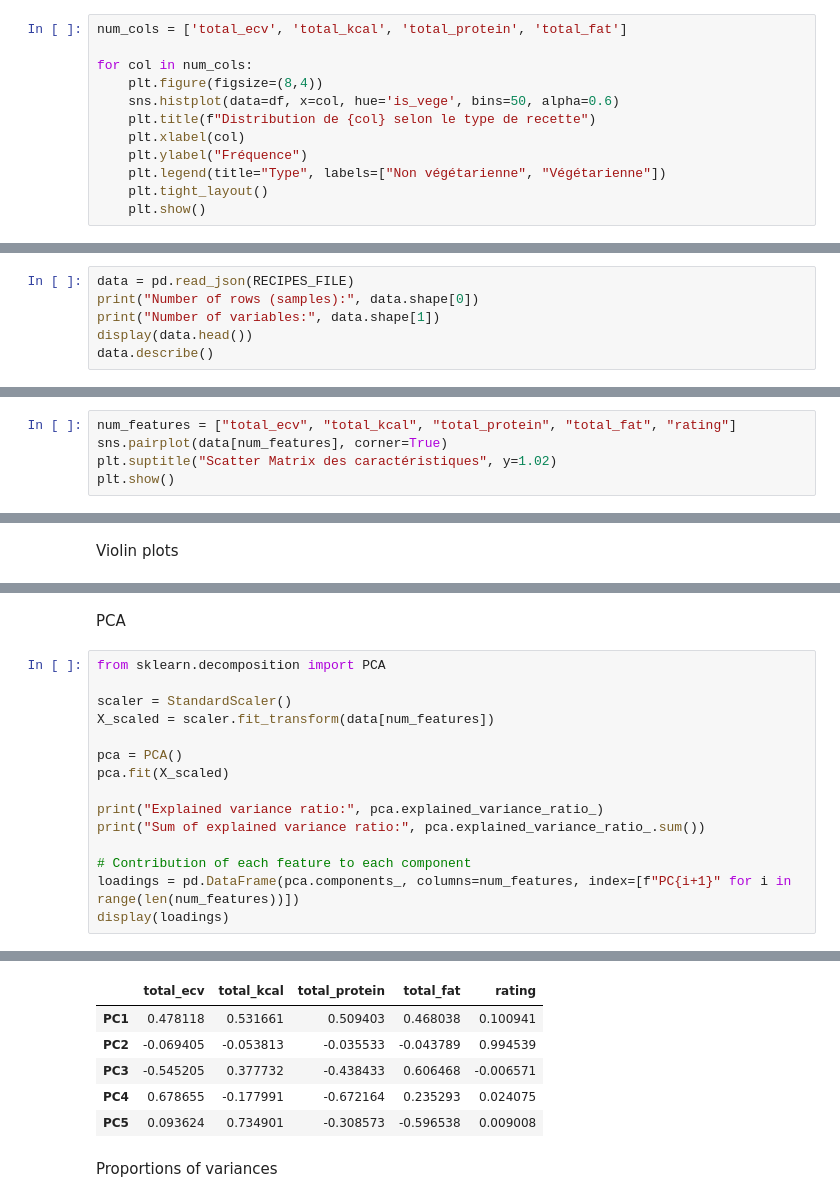
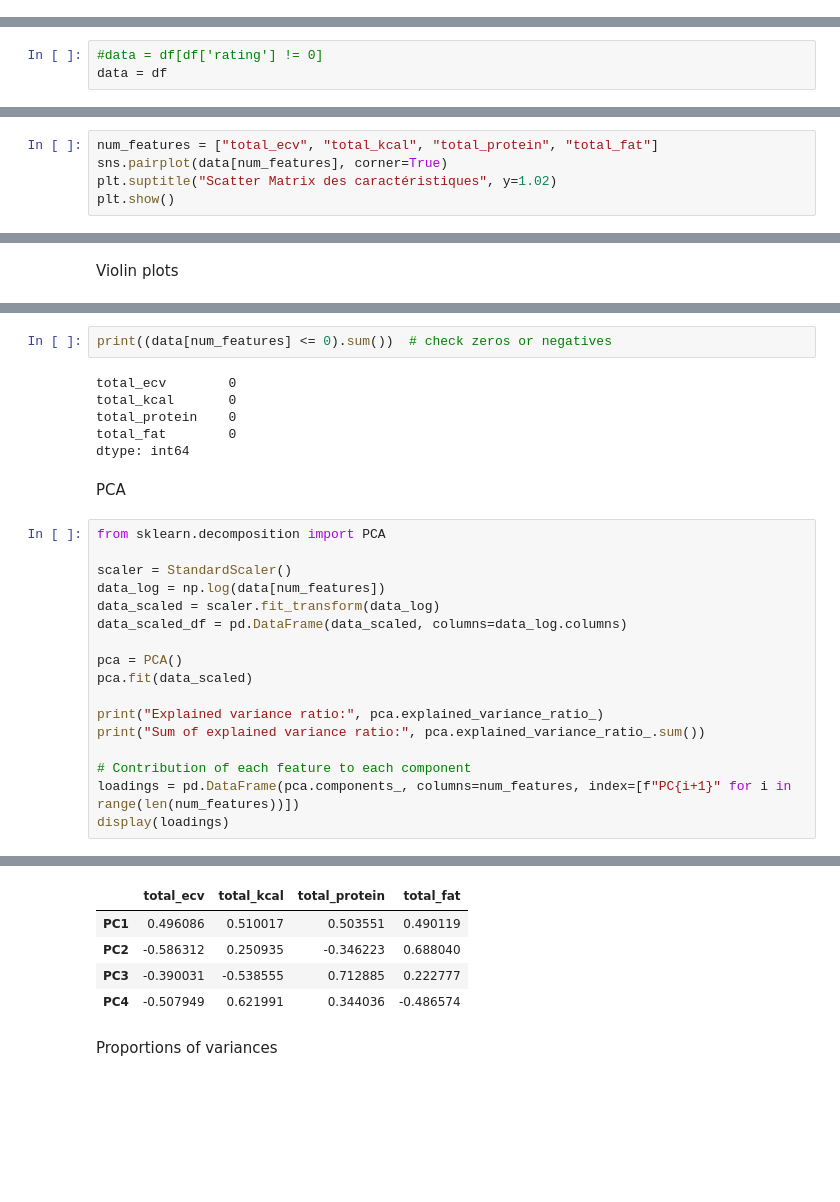
Before and after one commit to SitaraLiang/dalas-eco-recipes, a Jupyter notebook: notebooks/preprocessing.ipynb, the cells around one changed output, grey strips where cells are left out. Drawn from its saved outputs; the diff is of its cells as text; blank space fills up the shorter version.

```diff
--- a/notebooks/preprocessing.ipynb
+++ b/notebooks/preprocessing.ipynb
@@ -109,15 +148,3 @@ display(df.describe())
 | max | 5.000000 | 95.785142 | 13396.533333 | 922.948377 | 1330.613333 | 1.000000 |
 # %% [markdown]
 Distributions
-# %%
-num_cols = ['total_ecv', 'total_kcal', 'total_protein', 'total_fat']
-
-for col in num_cols:
-    plt.figure(figsize=(8,4))
-    sns.histplot(data=df, x=col, hue='is_vege', bins=50, alpha=0.6)
-    plt.title(f"Distribution de {col} selon le type de recette")
-    plt.xlabel(col)
-    plt.ylabel("Fréquence")
-    plt.legend(title="Type", labels=["Non végétarienne", "Végétarienne"])
-    plt.tight_layout()
-    plt.show()
@@ -274,8 +318,5 @@ Recettes les plus optimales (riches en protéines, faibles en impact écologique
 # %% [markdown]
 ## 3. Visualization - PCA
 # %%
-data = pd.read_json(RECIPES_FILE)
-print("Number of rows (samples):", data.shape[0])
-print("Number of variables:", data.shape[1])
-display(data.head())
-data.describe()
+#data = df[df['rating'] != 0]
+data = df
@@ -300,7 +323,7 @@ Number of variables: 9
 # %% [markdown]
 Scatter matrix of the pairwise features
 # %%
-num_features = ["total_ecv", "total_kcal", "total_protein", "total_fat", "rating"]
+num_features = ["total_ecv", "total_kcal", "total_protein", "total_fat"]
 sns.pairplot(data[num_features], corner=True)
 plt.suptitle("Scatter Matrix des caractéristiques", y=1.02)
 plt.show()
@@ -324,13 +346,23 @@ plt.show()
+# %%
+print((data[num_features] <= 0).sum())  # check zeros or negatives
+# %% [output]
+total_ecv        0
+total_kcal       0
+total_protein    0
+total_fat        0
+dtype: int64
 # %% [markdown]
 PCA
 # %%
 from sklearn.decomposition import PCA
 
 scaler = StandardScaler()
-X_scaled = scaler.fit_transform(data[num_features])
+data_log = np.log(data[num_features])
+data_scaled = scaler.fit_transform(data_log)
+data_scaled_df = pd.DataFrame(data_scaled, columns=data_log.columns)
 
 pca = PCA()
-pca.fit(X_scaled)
+pca.fit(data_scaled)
 
 print("Explained variance ratio:", pca.explained_variance_ratio_)
 print("Sum of explained variance ratio:", pca.explained_variance_ratio_.sum())
@@ -344,9 +376,8 @@ Sum of explained variance ratio: 1.0000000000000002
-|  | total_ecv | total_kcal | total_protein | total_fat | rating |
-| PC1 | 0.478118 | 0.531661 | 0.509403 | 0.468038 | 0.100941 |
-| PC2 | -0.069405 | -0.053813 | -0.035533 | -0.043789 | 0.994539 |
-| PC3 | -0.545205 | 0.377732 | -0.438433 | 0.606468 | -0.006571 |
-| PC4 | 0.678655 | -0.177991 | -0.672164 | 0.235293 | 0.024075 |
-| PC5 | 0.093624 | 0.734901 | -0.308573 | -0.596538 | 0.009008 |
+|  | total_ecv | total_kcal | total_protein | total_fat |
+| PC1 | 0.496086 | 0.510017 | 0.503551 | 0.490119 |
+| PC2 | -0.586312 | 0.250935 | -0.346223 | 0.688040 |
+| PC3 | -0.390031 | -0.538555 | 0.712885 | 0.222777 |
+| PC4 | -0.507949 | 0.621991 | 0.344036 | -0.486574 |
 # %% [markdown]
 Proportions of variances
 # %%
```
Also changed, not shown: parts of 54 cells of this notebook, 6 other files.
